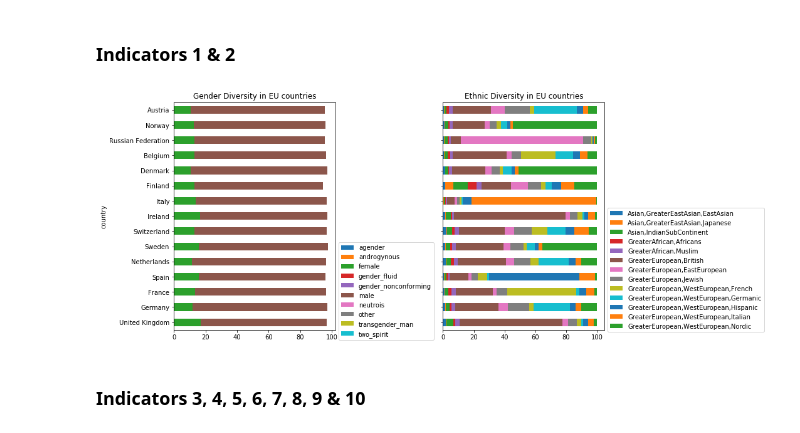
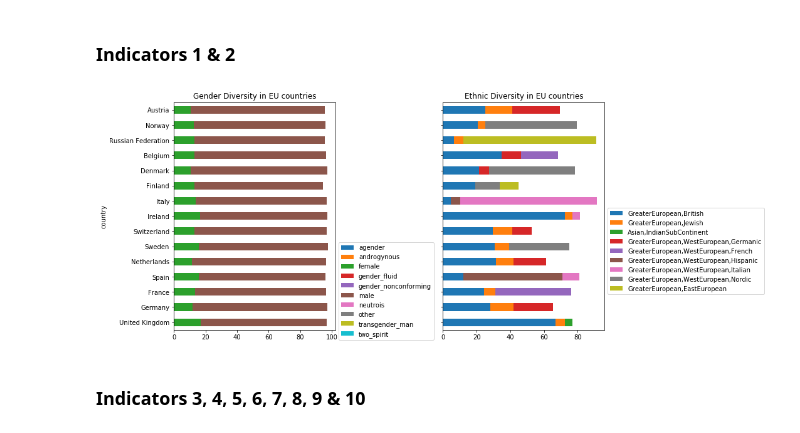
Before and after one commit to nestauk/inclusive-innovation-pilot, a Jupyter notebook: notebooks/EU-indicators-visualisation.ipynb, the cells around one changed output. Saved outputs shown, nothing was run; the diff lists cells and outputs as text; code cells hidden in the pictures.

```diff
--- a/notebooks/EU-indicators-visualisation.ipynb
+++ b/notebooks/EU-indicators-visualisation.ipynb
@@ -156,25 +174,28 @@ simpson_gender_city = ind.simpson_index(type='gender', thresh=500, country='Unit
 # %%
 f = plt.figure(figsize=(15,6))
 gs = gridspec.GridSpec(1, 2)
 
 # ax1
 ax1 = plt.subplot(gs[0, 0])
 country_gender.unstack('gender').iloc[:15].plot(kind='barh', stacked=True, ax=ax1, legend=False)
 ax1.set_title('Gender Diversity in EU countries', fontsize=12)
 ax1.legend(bbox_to_anchor=(1, 0.4))
 
 # ax2
 ax2 = plt.subplot(gs[0, 1])
-country_ethnicity.unstack('race').iloc[:15].plot(kind='barh', stacked=True, ax=ax2)
+d = {}
+for country in country_ethnicity.unstack('race').index[:15]:
+    d[country] = country_ethnicity.unstack('race').loc[country].nlargest(n=3)
+pd.DataFrame.from_dict(d, orient='index').reindex(country_gender.unstack('gender').index[:15]).plot(kind='barh', stacked=True, ax=ax2)
 ax2.set_title('Ethnic Diversity in EU countries', fontsize=12)
 ax2.set_yticklabels([])
 ax2.set_ylabel('')
 ax2.legend(bbox_to_anchor=(1, 0.55))
 
 plt.tight_layout()
 plt.show()
 # %% [output]
-[figure, old version]
+[figure, new version]
 # %% [markdown]
 ### Indicators 3, 4, 5, 6, 7, 8, 9 & 10
 # %%
```
Also changed, not shown: parts of 17 cells of this notebook.
